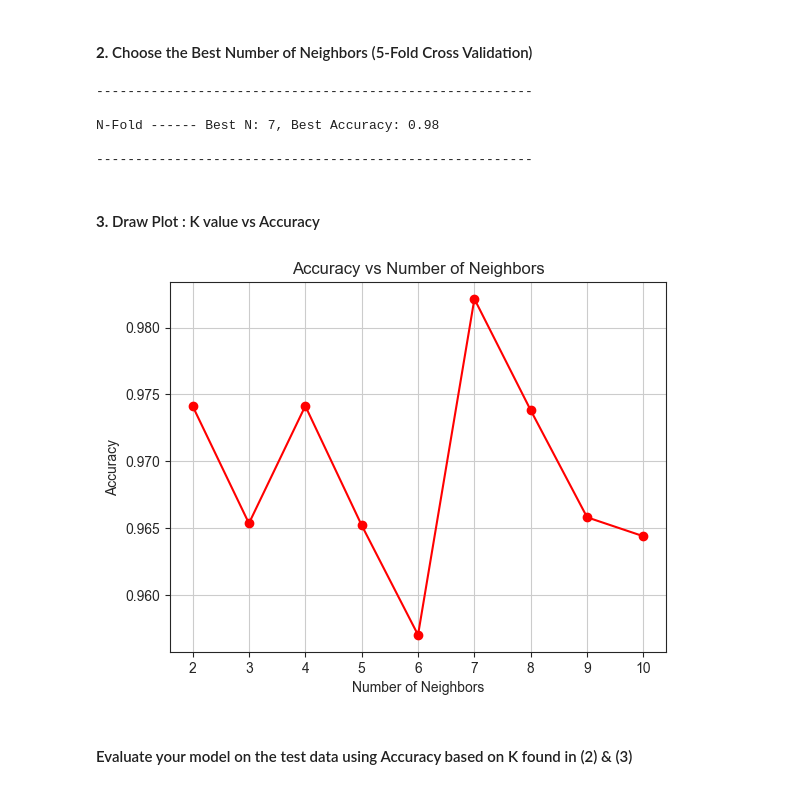
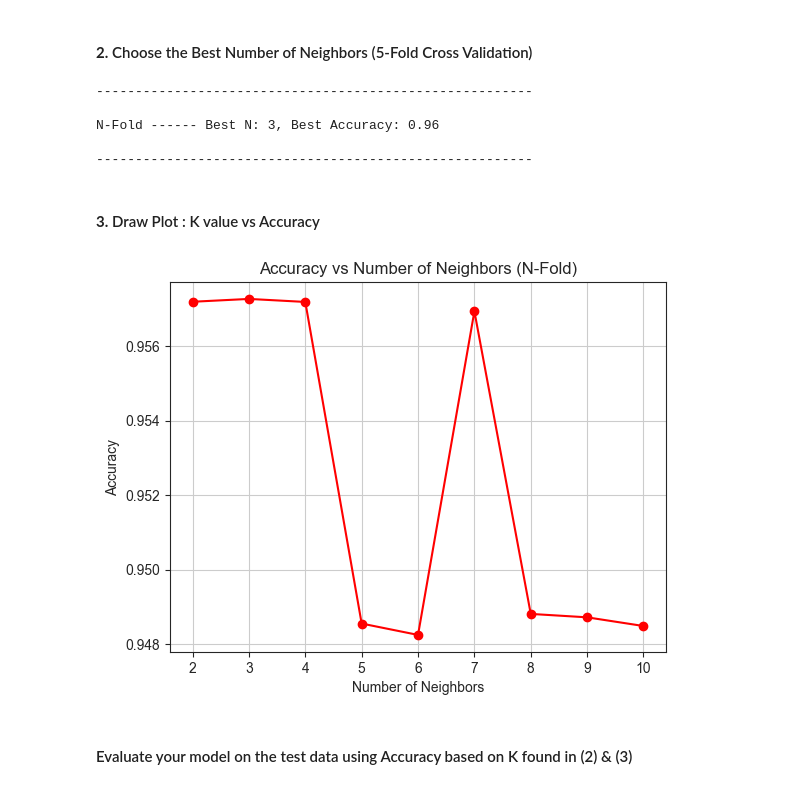
Before and after one commit to timothyjameslim/ML, a Jupyter notebook: Assignment 1/CS372 Assignment1_Answer.ipynb, the cells around one changed output. Cells and saved outputs as stored; diff of their text form; code cells hidden in the pictures.

```diff
--- a/Assignment 1/CS372 Assignment1_Answer.ipynb
+++ b/Assignment 1/CS372 Assignment1_Answer.ipynb
@@ -57,5 +59,9 @@ ID: '20' Column: 'SepalLengthCm' is blank
 # %% [markdown]
 #### Handle Missing Data
 # %%
+print(ds.loc[[2,20]])
 # handle the missing data
-ds.dropna(inplace=True)
+for column in ds.columns:
+    if pd.api.types.is_numeric_dtype(ds[column]):
+        ds[column] = ds.groupby('Species')[column].transform(lambda x: x.fillna(x.median()))
+print(ds.loc[[2,20]])
@@ -257,7 +274,7 @@ print("--------------------------------------------------------")
 # %% [output]
 --------------------------------------------------------
 
-N-Fold ------ Best N: 7, Best Accuracy: 0.98
+N-Fold ------ Best N: 3, Best Accuracy: 0.96
 
 --------------------------------------------------------
 # %% [markdown]
@@ -265,15 +282,16 @@ N-Fold ------ Best N: 7, Best Accuracy: 0.98
 # %%
 # It's time to plot the K-Value against the accuracy! WooHoo
 plt.figure()
 plt.plot(n_range, mean_acc, marker='o',  linestyle='-', color='r')
 plt.xlabel('Number of Neighbors')
 plt.ylabel('Accuracy')
-plt.title('Accuracy vs Number of Neighbors')
+plt.title('Accuracy vs Number of Neighbors (N-Fold)')
 plt.xticks(n_range)
 plt.grid(True)
+plt.savefig('AvN(N-Fold).jpg', format='jpg')
 plt.show()
 # %% [output]
-[figure, old version]
+[figure, new version]
 # %% [markdown]
 #### Evaluate your model on the test data using Accuracy based on K found in (2) & (3)
 # %%
```
Also changed, not shown: parts of 37 cells of this notebook, 7 other files.
